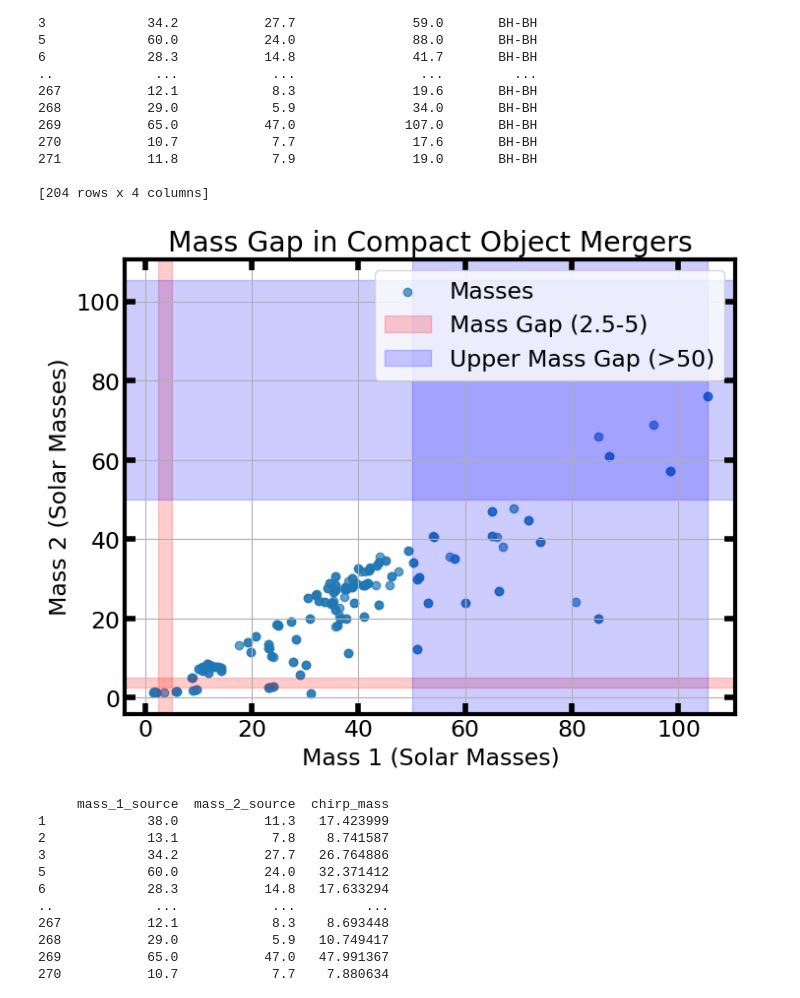
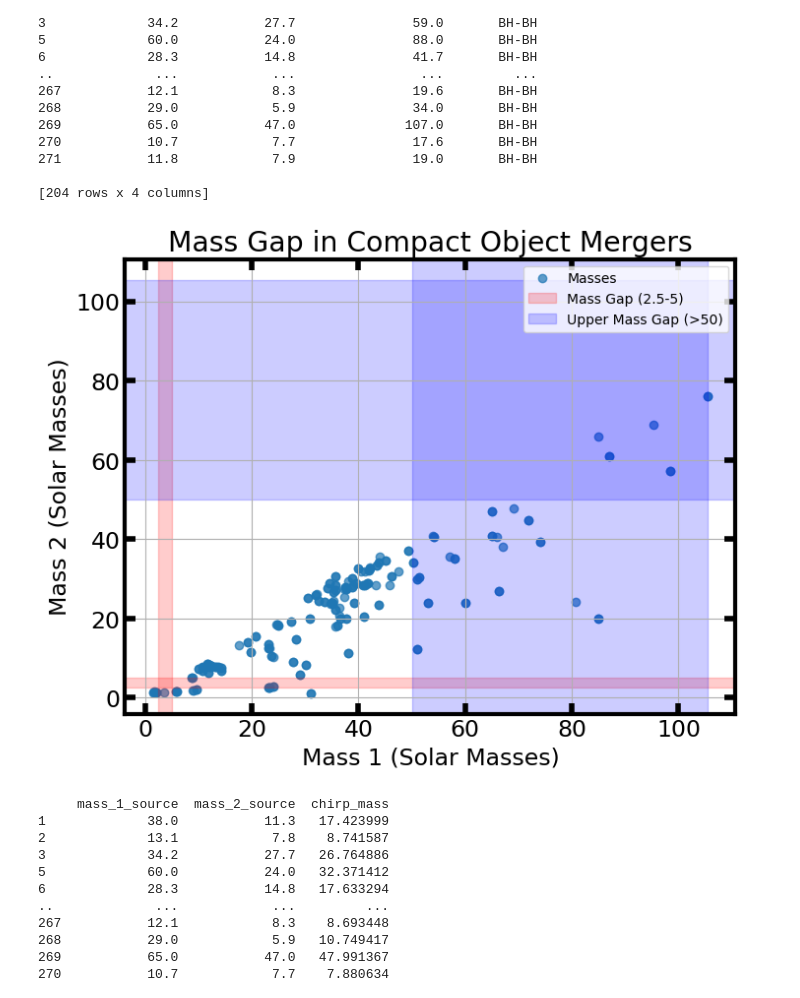
Before and after one commit to leighharwell/G-Waves, a Jupyter notebook: G-Waves.ipynb, the cells around one changed output. Cells and saved outputs as stored; diff of their text form; code cells hidden in the pictures.

```diff
--- a/G-Waves.ipynb
+++ b/G-Waves.ipynb
@@ -135,35 +135,35 @@ import matplotlib.pyplot as plt
 def plot_mass_gap(df_events):
     # Extract masses
     mass1 = df_events['mass_1_source']
     mass2 = df_events['mass_2_source']
 
     # Create a scatter plot
     plt.figure(figsize=(8, 6))
     plt.scatter(mass1, mass2, alpha=0.7, label='Masses')
 
     # Highlight the mass gap region
     plt.axvspan(2.5, 5, color='red', alpha=0.2, label='Mass Gap (2.5-5)')
     plt.axhspan(2.5, 5, color='red', alpha=0.2)
 
     # Highlight the upper mass gap region (e.g., masses > 50 solar masses)
     upper_mass_threshold = 50
     plt.axvspan(upper_mass_threshold, max(mass1.max(), mass2.max()), color='blue', alpha=0.2, label='Upper Mass Gap (>50)')
     plt.axhspan(upper_mass_threshold, max(mass1.max(), mass2.max()), color='blue', alpha=0.2)
 
     # Add labels and legend
     plt.xlabel('Mass 1 (Solar Masses)')
     plt.ylabel('Mass 2 (Solar Masses)')
     plt.title('Mass Gap in Compact Object Mergers')
-    plt.legend()
+    plt.legend(fontsize=10)
     plt.grid(True)
 
     # Show the plot
     plt.show()
 
 # Call the function with df_events
 plot_mass_gap(df_events)
 # %% [output]
-[figure, old version]
+[figure, new version]
 # %%
 def calculate_chirp_mass(df_events):
     mass1 = df_events['mass_1_source']
```
